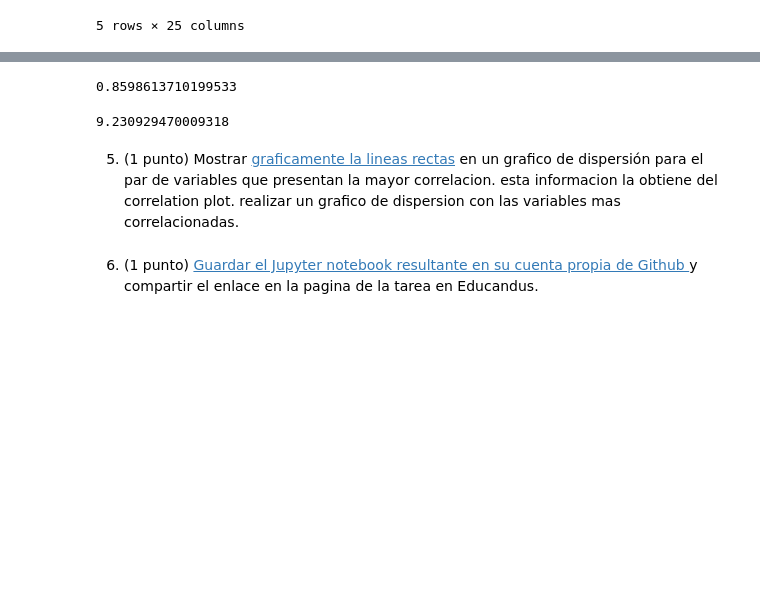
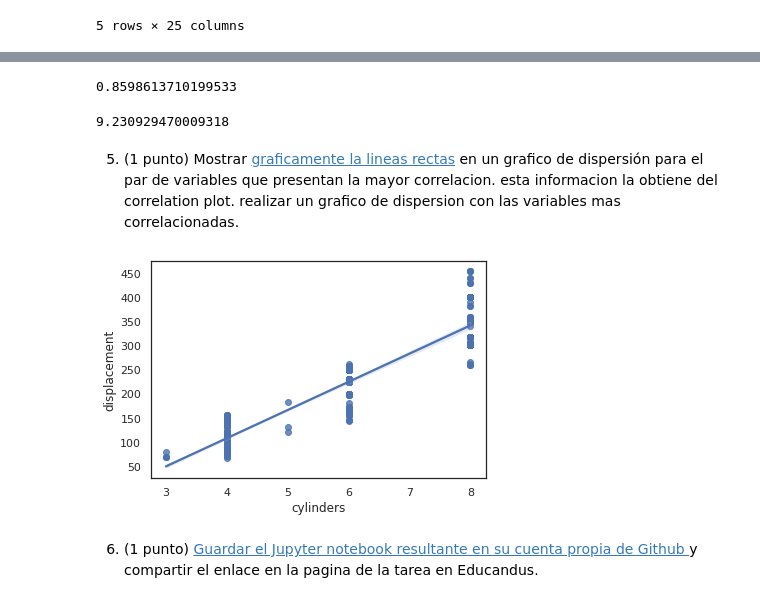
Before and after one commit to festeban11/Minor-Machine-Learning, a Jupyter notebook: Tareas/S07-Linear-Models/Tarea_regresion_lineal.ipynb, the cells around one changed output, grey strips where cells are left out. Cells and saved outputs as stored; diff of their text form; code cells hidden in the pictures; blank space fills up the shorter version.

```diff
--- a/Tareas/S07-Linear-Models/Tarea_regresion_lineal.ipynb
+++ b/Tareas/S07-Linear-Models/Tarea_regresion_lineal.ipynb
@@ -131,14 +132,27 @@ y_pred=lr.predict(X_test)
-# %%
-from sklearn.metrics import r2_score
-r2_score(y_test,y_pred)
-# %% [output]
-0.8598613710199533
-# %%
-from sklearn.metrics import mean_squared_error
-mean_squared_error(y_pred,y_test)
-# %% [output]
-9.230929470009318
+# %%
+#R2
+#R2 es el coeficiente de determinación, nos indica que tanta variación tiene
+#la variable dependiente que se puede predecir desde la variable independiente.
+#En otras palabras que tan bien se ajusta el modelo a las observaciones reales que tenemos.
+#El mejor valor posible que tenemos con R2 es 1 y el peor es 0.
+from sklearn.metrics import r2_score
+r2_score(y_test,y_pred)
+# %% [output]
+0.8598613710199533
+# %%
+#Error medio cuadrado, mean square error (MSE)
+#Esta métrica es muy útil para saber que tan cerca es la línea de ajuste de nuestra regresión a las observaciones.
+#Siempre nos da un valor positivo y entre más cercano sea a cero es mejor.
+from sklearn.metrics import mean_squared_error
+mean_squared_error(y_pred,y_test)
+# %% [output]
+9.230929470009318
 # %% [markdown]
 5) (1 punto) Mostrar [graficamente la lineas rectas](https://seaborn.pydata.org/tutorial/regression.html) en un grafico de dispersión para el par de variables que presentan la mayor correlacion. esta informacion la obtiene del correlation plot. realizar un grafico de dispersion con las variables mas correlacionadas.
+# %%
+#La mayor correlación es con el par cylinders y displacement
+sns.regplot(x="cylinders", y="displacement", data=df);
+# %% [output]
+[figure, added]
 # %% [markdown]
 6) (1 punto) [Guardar el Jupyter notebook resultante en su cuenta propia de Github ](https://bebi103a.github.io/lessons/02/git_with_colab.html) y compartir el enlace en la pagina de la tarea en Educandus.
```
Also changed, not shown: parts of 1 cell of this notebook.
